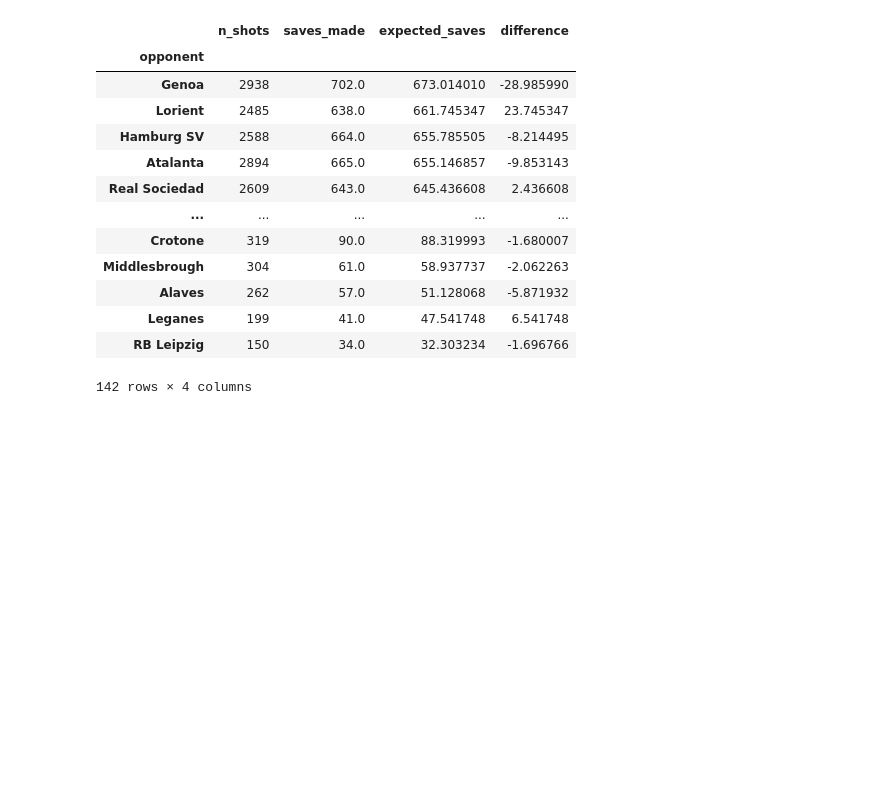
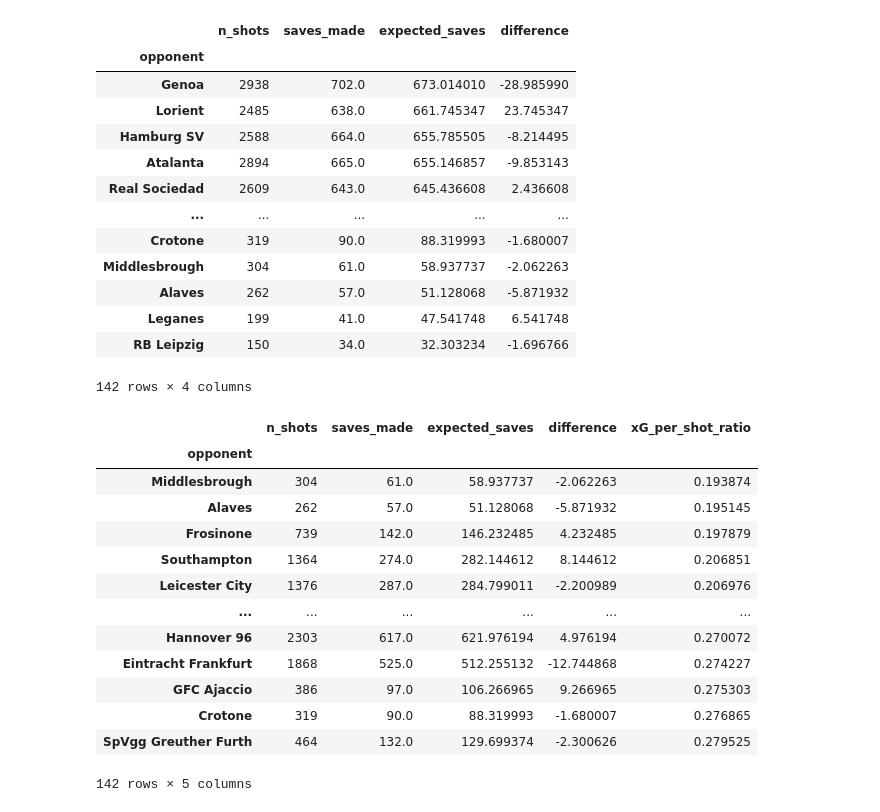
Before and after one commit to gmtorres/MIEIC_19_20_IART, a Jupyter notebook: Proj2/expected_save.ipynb, the cells around one changed output. Cells and saved outputs as stored; diff of their text form; code cells hidden in the pictures; blank space fills up the shorter version.

Commit message:
Added expected_save with percentage

```diff
--- a/Proj2/expected_save.ipynb
+++ b/Proj2/expected_save.ipynb
@@ -172,3 +172,21 @@ xG_Teams.sort_values(['expected_saves'], ascending=False)
 | Leganes | 199 | 41.0 | 47.541748 | 6.541748 |
 | RB Leipzig | 150 | 34.0 | 32.303234 | -1.696766 |
 142 rows × 4 columns
+# %%
+xG_Teams['xG_per_shot_ratio'] = xG_Teams['expected_saves'] / xG_Teams['n_shots']
+xG_Teams[xG_Teams.n_shots>1].sort_values(['xG_per_shot_ratio', 'saves_made'])
+# %% [output]
+|  | n_shots | saves_made | expected_saves | difference | xG_per_shot_ratio |
+| opponent |  |  |  |  |  |
+| Middlesbrough | 304 | 61.0 | 58.937737 | -2.062263 | 0.193874 |
+| Alaves | 262 | 57.0 | 51.128068 | -5.871932 | 0.195145 |
+| Frosinone | 739 | 142.0 | 146.232485 | 4.232485 | 0.197879 |
+| Southampton | 1364 | 274.0 | 282.144612 | 8.144612 | 0.206851 |
+| Leicester City | 1376 | 287.0 | 284.799011 | -2.200989 | 0.206976 |
+| ... | ... | ... | ... | ... | ... |
+| Hannover 96 | 2303 | 617.0 | 621.976194 | 4.976194 | 0.270072 |
+| Eintracht Frankfurt | 1868 | 525.0 | 512.255132 | -12.744868 | 0.274227 |
+| GFC Ajaccio | 386 | 97.0 | 106.266965 | 9.266965 | 0.275303 |
+| Crotone | 319 | 90.0 | 88.319993 | -1.680007 | 0.276865 |
+| SpVgg Greuther Furth | 464 | 132.0 | 129.699374 | -2.300626 | 0.279525 |
+142 rows × 5 columns
```
